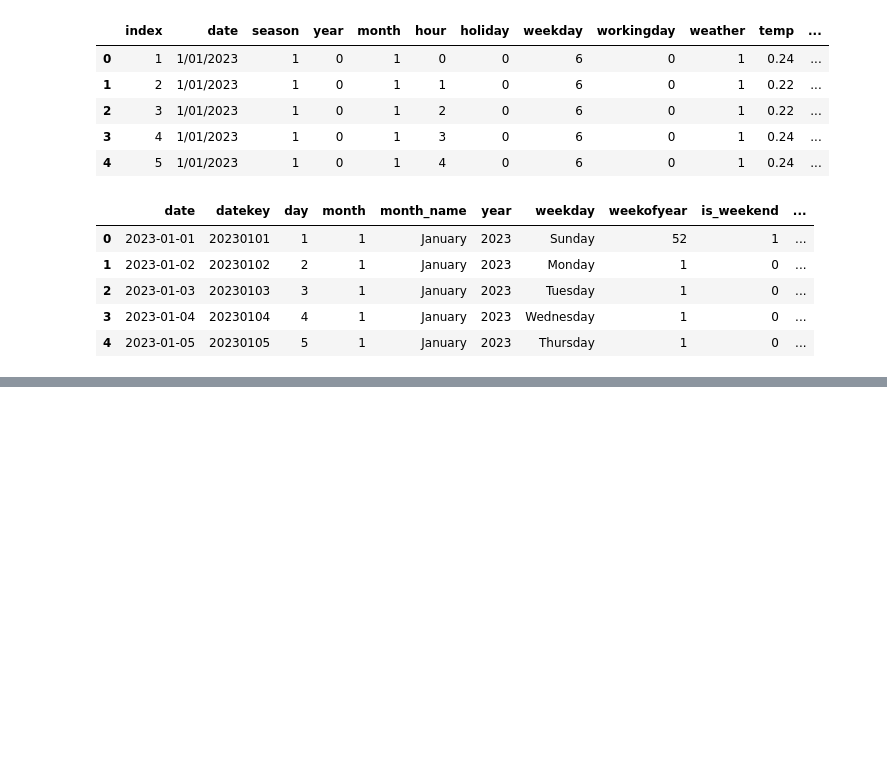
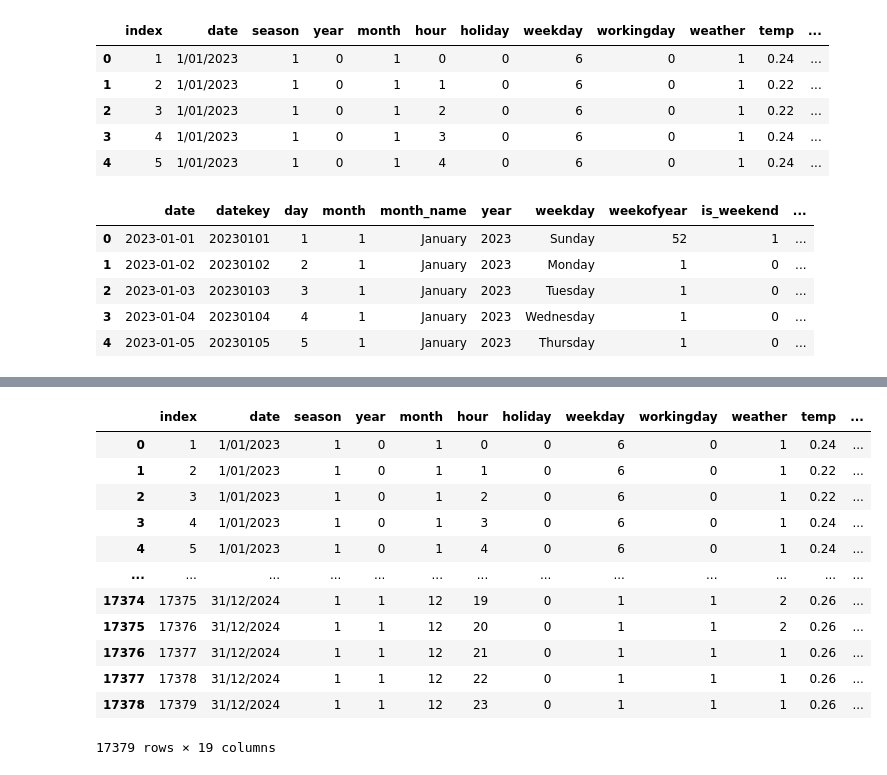
Before and after one commit to praghi/end_to_end_bike_sharing_data_project, a Jupyter notebook: notebooks/bi_pipeline.ipynb, the cells around one changed output, grey strips where cells are left out. Saved outputs shown, nothing was run; the diff lists cells and outputs as text; code cells hidden in the pictures; blank space fills up the shorter version.

```diff
--- a/notebooks/bi_pipeline.ipynb
+++ b/notebooks/bi_pipeline.ipynb
@@ -79,10 +102,16 @@ Connection to Azure blob storage successfully.
 # %%
 # Create blob service client
-blob_service_client = BlobServiceClient(
+logging.info("Connecting to Azure Blob Storage...")
+try:
+    blob_service_client = BlobServiceClient(
     account_url=vault_url,
     credential=credentials    # your ClientSecretCredential
-)
-container_client = blob_service_client.get_container_client(container_name)
+    )
+    container_client = blob_service_client.get_container_client(container_name)
+    logging.info("Connected to Azure Blob Storage successfully.")
+except Exception as e:
+    logging.error(f"Failed to connect to Azure Blob Storage: {e}")
+    raise
 # %%
 def load_validated_csv(blob_name: str) -> pd.DataFrame:
     """
@@ -109,8 +138,14 @@ def load_validated_csv(blob_name: str) -> pd.DataFrame:
     return df
 # %%
 # List of required file
-bikesharing_df = load_validated_csv("bikesharing.csv")
-dates_df       = load_validated_csv("dates.csv")
+logging.info("Validating required files...")
+try:
+    bikesharing_df = load_validated_csv("bikesharing.csv")
+    dates_df = load_validated_csv("dates.csv")
+    logging.info("File validation successful.")
+except Exception as e:
+    logging.error(f"File validation failed: {e}")
+    raise
 # %% [output]
 bikesharing.csv validated (size = 1151577 bytes)
 Loaded bikesharing.csv: 17379 rows, 17 columns
@@ -327,0 +470,4 @@ temp
+# %%
+# Check the temp , hum, wind dimension table
+dim_temp_tbl_processed, dim_humidity_tbl_processed, dim_windspeed_tbl_processed = temp_humidity_windspeed_dim_table(df_bikesharing)
+dim_temp_tbl_processed, dim_humidity_tbl_processed, dim_windspeed_tbl_processed
@@ -327,0 +576,24 @@ temp
+# %%
+# #Checking fact date issue
+
+bikesharing_check = bikesharing_df.merge(
+    dim_temp_tbl_processed[['temp', 'temp_key']],
+    on='temp',
+    how='left'
+)
+
+bikesharing_check
+# %% [output]
+|  | index | date | season | year | month | hour | holiday | weekday | workingday | weather | temp | ... |
+| 0 | 1 | 1/01/2023 | 1 | 0 | 1 | 0 | 0 | 6 | 0 | 1 | 0.24 | ... |
+| 1 | 2 | 1/01/2023 | 1 | 0 | 1 | 1 | 0 | 6 | 0 | 1 | 0.22 | ... |
+| 2 | 3 | 1/01/2023 | 1 | 0 | 1 | 2 | 0 | 6 | 0 | 1 | 0.22 | ... |
+| 3 | 4 | 1/01/2023 | 1 | 0 | 1 | 3 | 0 | 6 | 0 | 1 | 0.24 | ... |
+| 4 | 5 | 1/01/2023 | 1 | 0 | 1 | 4 | 0 | 6 | 0 | 1 | 0.24 | ... |
+| ... | ... | ... | ... | ... | ... | ... | ... | ... | ... | ... | ... | ... |
+| 17374 | 17375 | 31/12/2024 | 1 | 1 | 12 | 19 | 0 | 1 | 1 | 2 | 0.26 | ... |
+| 17375 | 17376 | 31/12/2024 | 1 | 1 | 12 | 20 | 0 | 1 | 1 | 2 | 0.26 | ... |
+| 17376 | 17377 | 31/12/2024 | 1 | 1 | 12 | 21 | 0 | 1 | 1 | 1 | 0.26 | ... |
+| 17377 | 17378 | 31/12/2024 | 1 | 1 | 12 | 22 | 0 | 1 | 1 | 1 | 0.26 | ... |
+| 17378 | 17379 | 31/12/2024 | 1 | 1 | 12 | 23 | 0 | 1 | 1 | 1 | 0.26 | ... |
+17379 rows × 19 columns
```
Also changed, not shown: parts of 34 cells of this notebook, 26 other files.
